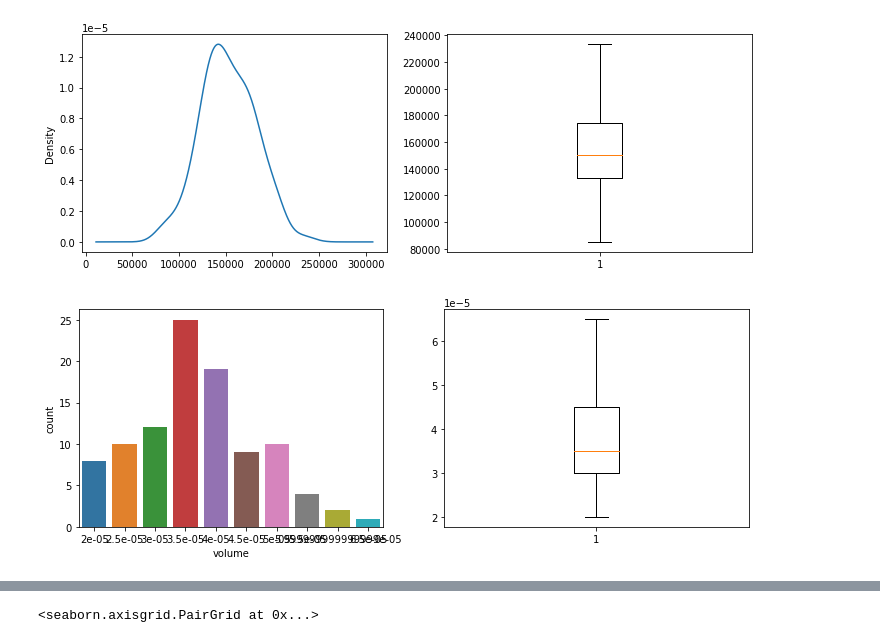
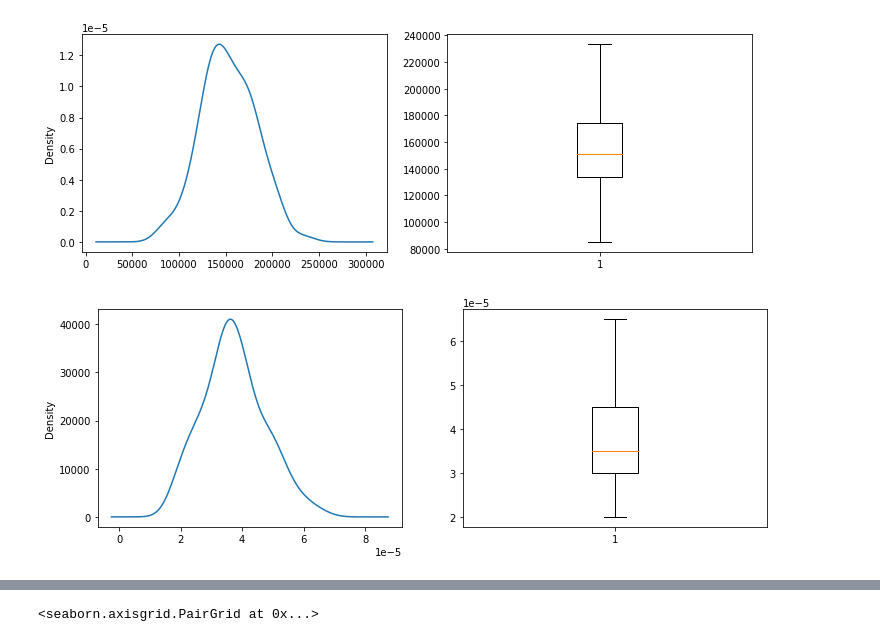
Before and after one commit to alfianpr/ML-model-image-volume-calculation, a Jupyter notebook: Regression_beras.ipynb, the cells around one changed output, grey strips where cells are left out. Saved outputs shown, nothing was run; the diff lists cells and outputs as text; code cells hidden in the pictures.

```diff
--- a/Regression_beras.ipynb
+++ b/Regression_beras.ipynb
@@ -67,17 +67,17 @@ plt.show()
 # %%
 #Univariate analysis volume.
 
 f = plt.figure(figsize=(12,4))
 
 f.add_subplot(1,2,1)
-sns.countplot(df['volume'])
+df['volume'].plot(kind='kde')
 
 f.add_subplot(1,2,2)
 plt.boxplot(df['volume'])
 
 plt.show()
 # %% [output]
-[figure, old version]
+[figure, new version]
 # %%
 #Univariate analysis jarak
 
```
Also changed, not shown: parts of 7 cells of this notebook, 2 other files.
